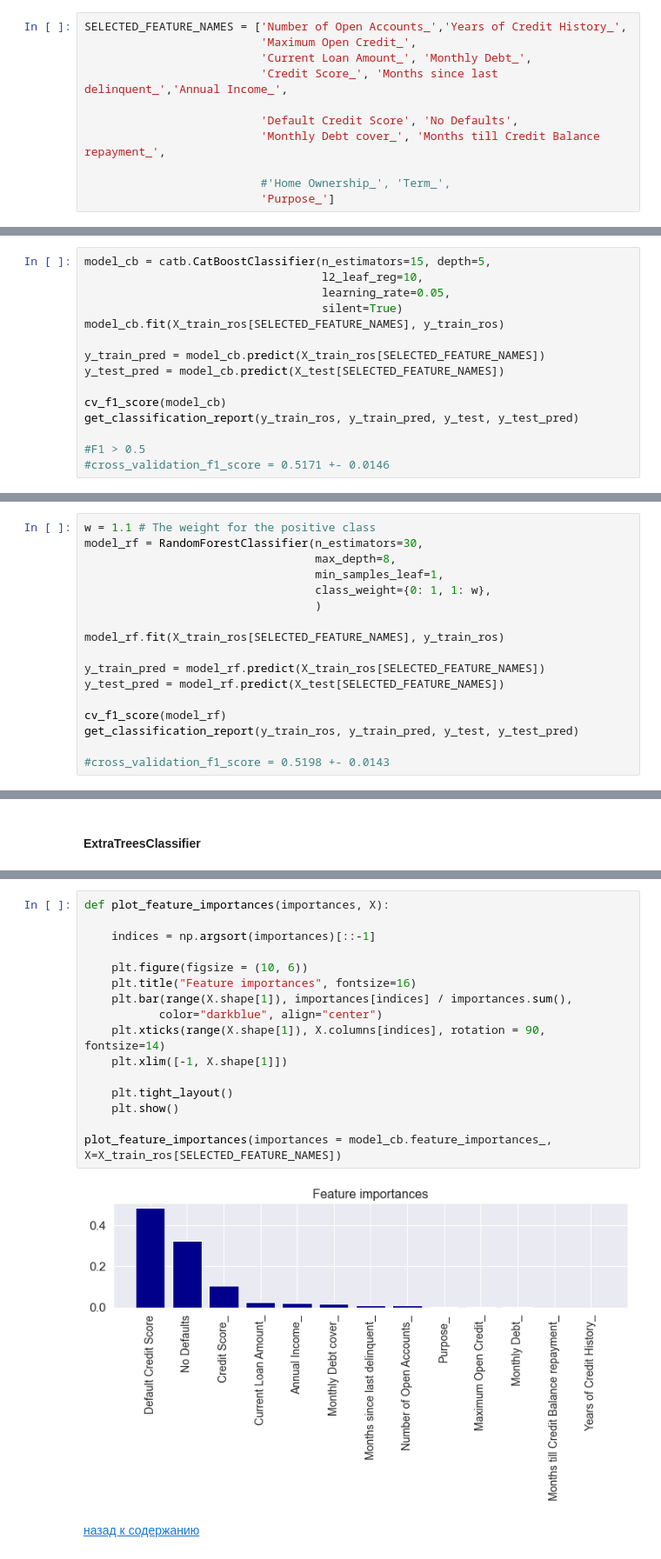
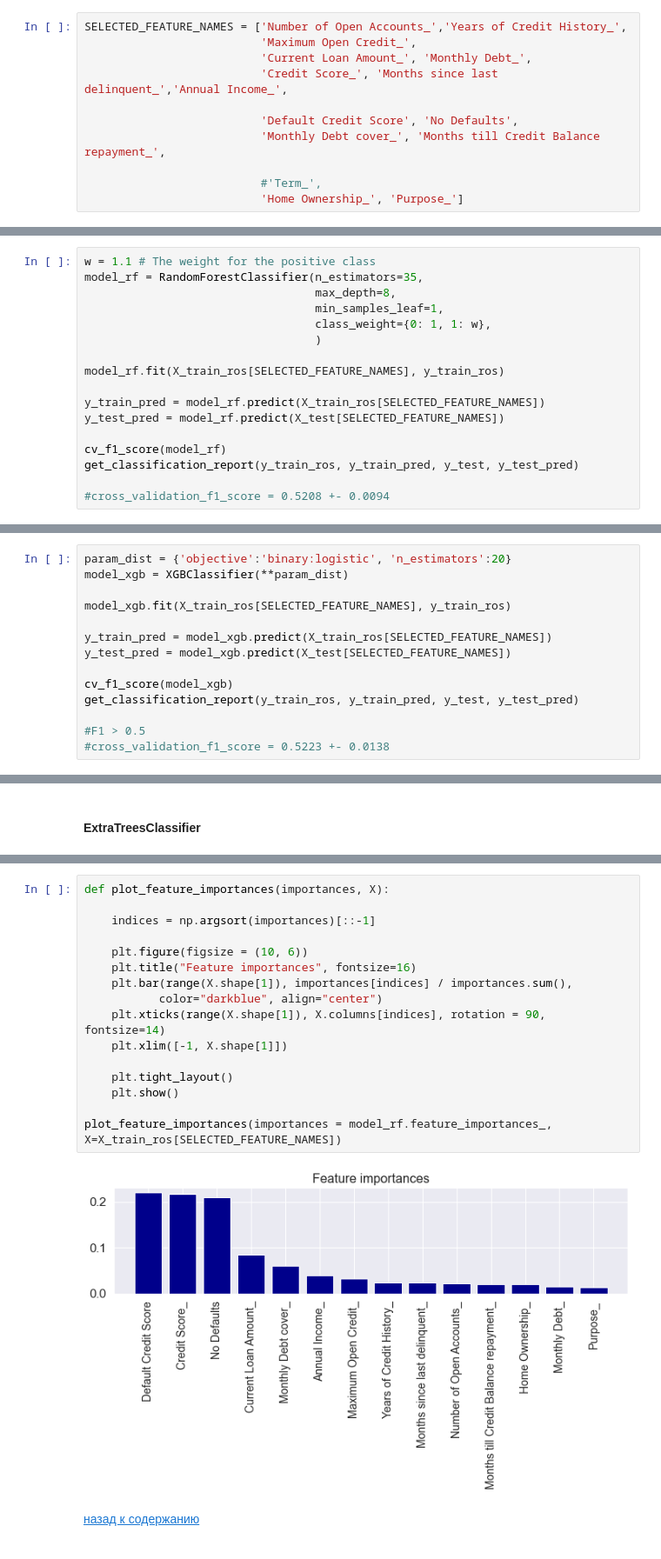
Before and after one commit to Yanina-Kutovaya/portfolio, a Jupyter notebook: Credit_default_forecast.ipynb, the cells around one changed output, grey strips where cells are left out. Shown at 87% size. Cells and saved outputs as stored; diff of their text form.

```diff
--- a/Credit_default_forecast.ipynb
+++ b/Credit_default_forecast.ipynb
@@ -1308,6 +1304,6 @@ SELECTED_FEATURE_NAMES = ['Number of Open Accounts_','Years of Credit History_',
                           'Default Credit Score', 'No Defaults',
                           'Monthly Debt cover_', 'Months till Credit Balance repayment_',
 
-                          #'Home Ownership_', 'Term_',
-                          'Purpose_']
+                          #'Term_',
+                          'Home Ownership_', 'Purpose_']
 # %% [markdown]
@@ -1457,15 +1420,0 @@ Credit Default
-# %%
-model_cb = catb.CatBoostClassifier(n_estimators=15, depth=5,
-                                   l2_leaf_reg=10,
-                                   learning_rate=0.05,
-                                   silent=True)
-model_cb.fit(X_train_ros[SELECTED_FEATURE_NAMES], y_train_ros)
-
-y_train_pred = model_cb.predict(X_train_ros[SELECTED_FEATURE_NAMES])
-y_test_pred = model_cb.predict(X_test[SELECTED_FEATURE_NAMES])
-
-cv_f1_score(model_cb)
-get_classification_report(y_train_ros, y_train_pred, y_test, y_test_pred)
-
-#F1 > 0.5
-#cross_validation_f1_score = 0.5171 +- 0.0146
@@ -1493,7 +1422,7 @@ Credit Default
 Баланс классов целевой переменной дополнительно смещен в пользу объектов с дефолтами по кредитам.
 # %%
 w = 1.1 # The weight for the positive class
-model_rf = RandomForestClassifier(n_estimators=30,
+model_rf = RandomForestClassifier(n_estimators=35,
                                   max_depth=8,
                                   min_samples_leaf=1,
                                   class_weight={0: 1, 1: w},
@@ -1507,5 +1436,5 @@ y_test_pred = model_rf.predict(X_test[SELECTED_FEATURE_NAMES])
 cv_f1_score(model_rf)
 get_classification_report(y_train_ros, y_train_pred, y_test, y_test_pred)
 
-#cross_validation_f1_score = 0.5198 +- 0.0143
+#cross_validation_f1_score = 0.5208 +- 0.0094
 # %% [output]
@@ -1528,0 +1460,14 @@ Credit Default
+# %%
+param_dist = {'objective':'binary:logistic', 'n_estimators':20}
+model_xgb = XGBClassifier(**param_dist)
+
+model_xgb.fit(X_train_ros[SELECTED_FEATURE_NAMES], y_train_ros)
+
+y_train_pred = model_xgb.predict(X_train_ros[SELECTED_FEATURE_NAMES])
+y_test_pred = model_xgb.predict(X_test[SELECTED_FEATURE_NAMES])
+
+cv_f1_score(model_xgb)
+get_classification_report(y_train_ros, y_train_pred, y_test, y_test_pred)
+
+#F1 > 0.5
+#cross_validation_f1_score = 0.5223 +- 0.0138
@@ -1688,21 +1653,21 @@ feature_importances
 # %%
 def plot_feature_importances(importances, X):
 
     indices = np.argsort(importances)[::-1]
 
     plt.figure(figsize = (10, 6))
     plt.title("Feature importances", fontsize=16)
     plt.bar(range(X.shape[1]), importances[indices] / importances.sum(),
            color="darkblue", align="center")
     plt.xticks(range(X.shape[1]), X.columns[indices], rotation = 90, fontsize=14)
     plt.xlim([-1, X.shape[1]])
 
     plt.tight_layout()
     plt.show()
 
-plot_feature_importances(importances = model_cb.feature_importances_, X=X_train_ros[SELECTED_FEATURE_NAMES])
+plot_feature_importances(importances = model_rf.feature_importances_, X=X_train_ros[SELECTED_FEATURE_NAMES])
 # %% [output]
-[figure, old version]
+[figure, new version]
 # %% [markdown]
 [назад к содержанию](#outline)
 # %% [markdown]
```
Also changed, not shown: parts of 27 cells of this notebook.
